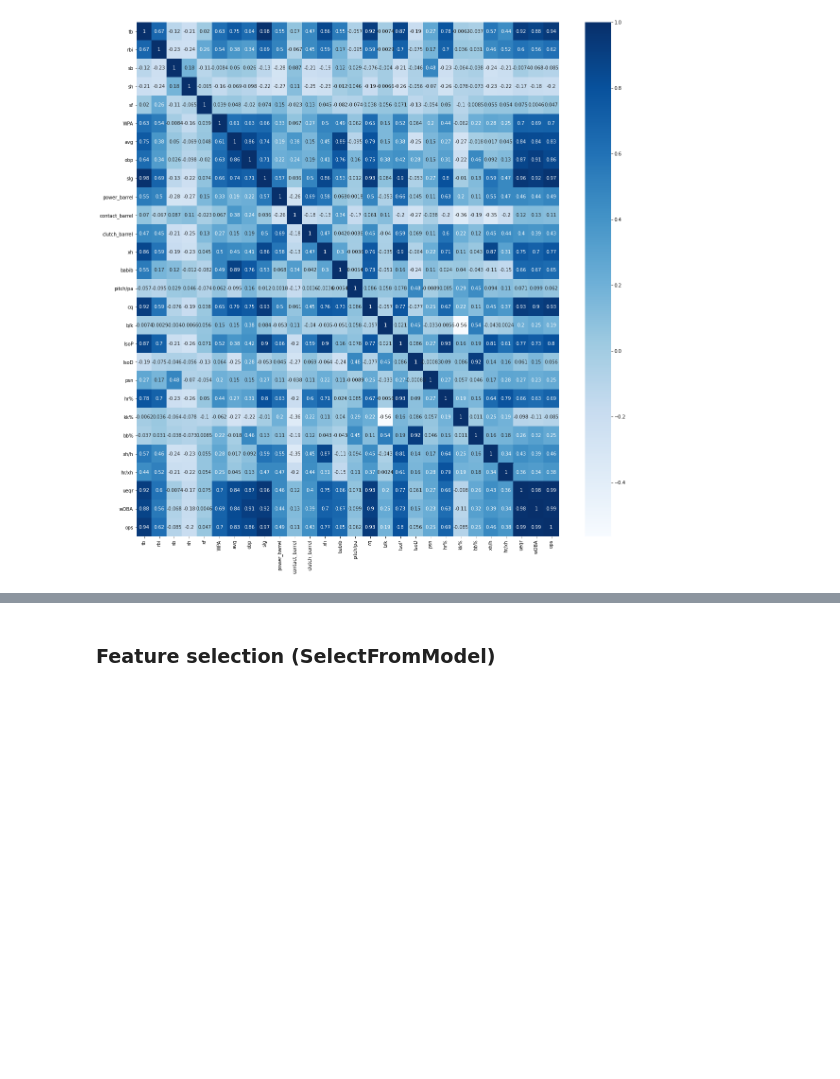
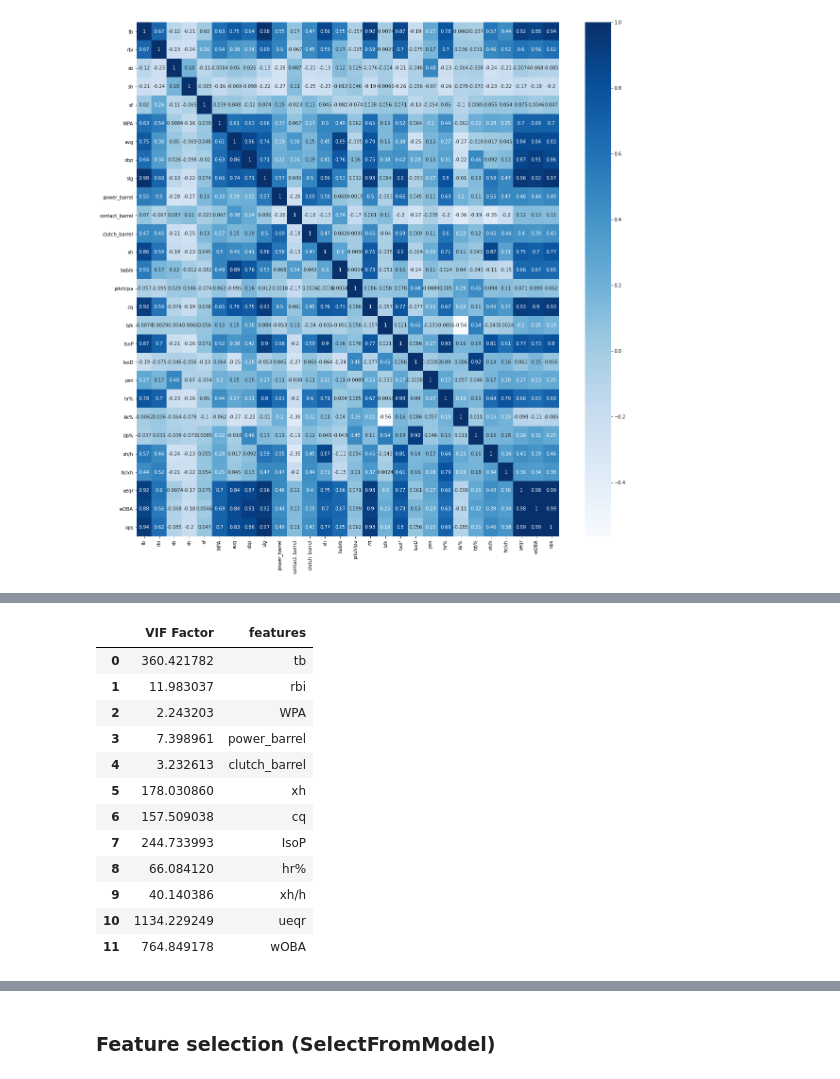
Before and after one commit to KimGriezmann/Bigcontest_2021, a Jupyter notebook: working_space_JaeHong/feature_selection.ipynb, the cells around one changed output, grey strips where cells are left out. Saved outputs shown, nothing was run; the diff lists cells and outputs as text; code cells hidden in the pictures; blank space fills up the shorter version.

```diff
--- a/working_space_JaeHong/feature_selection.ipynb
+++ b/working_space_JaeHong/feature_selection.ipynb
@@ -415,0 +443,22 @@ vif
+# %%
+# babib 변수 제거 후 vif 확인
+
+vif = pd.DataFrame()
+vif_df_2 = vif_df.drop("babib",axis=1)
+vif["VIF Factor"] = [variance_inflation_factor(vif_df_2.values, i) for i in range(vif_df_2.shape[1])]
+vif["features"] = vif_df_2.columns
+vif
+# %% [output]
+|  | VIF Factor | features |
+| 0 | 360.421782 | tb |
+| 1 | 11.983037 | rbi |
+| 2 | 2.243203 | WPA |
+| 3 | 7.398961 | power_barrel |
+| 4 | 3.232613 | clutch_barrel |
+| 5 | 178.030860 | xh |
+| 6 | 157.509038 | cq |
+| 7 | 244.733993 | IsoP |
+| 8 | 66.084120 | hr% |
+| 9 | 40.140386 | xh/h |
+| 10 | 1134.229249 | ueqr |
+| 11 | 764.849178 | wOBA |
```
Also changed, not shown: parts of 16 cells of this notebook.
